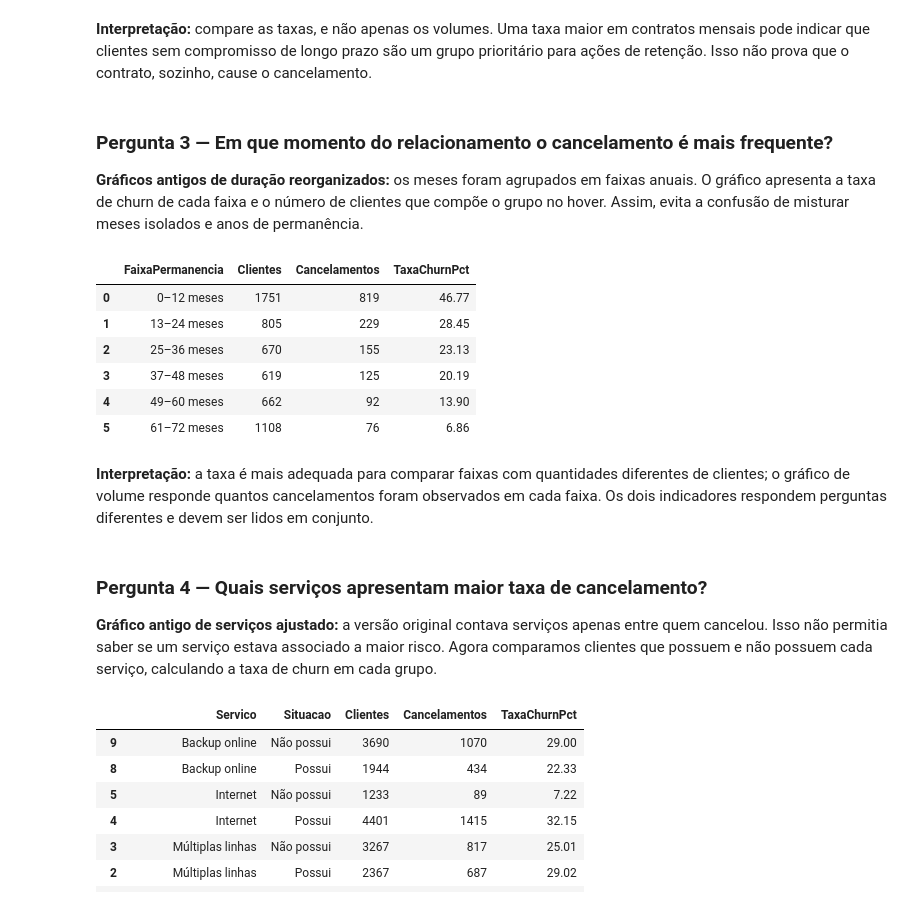
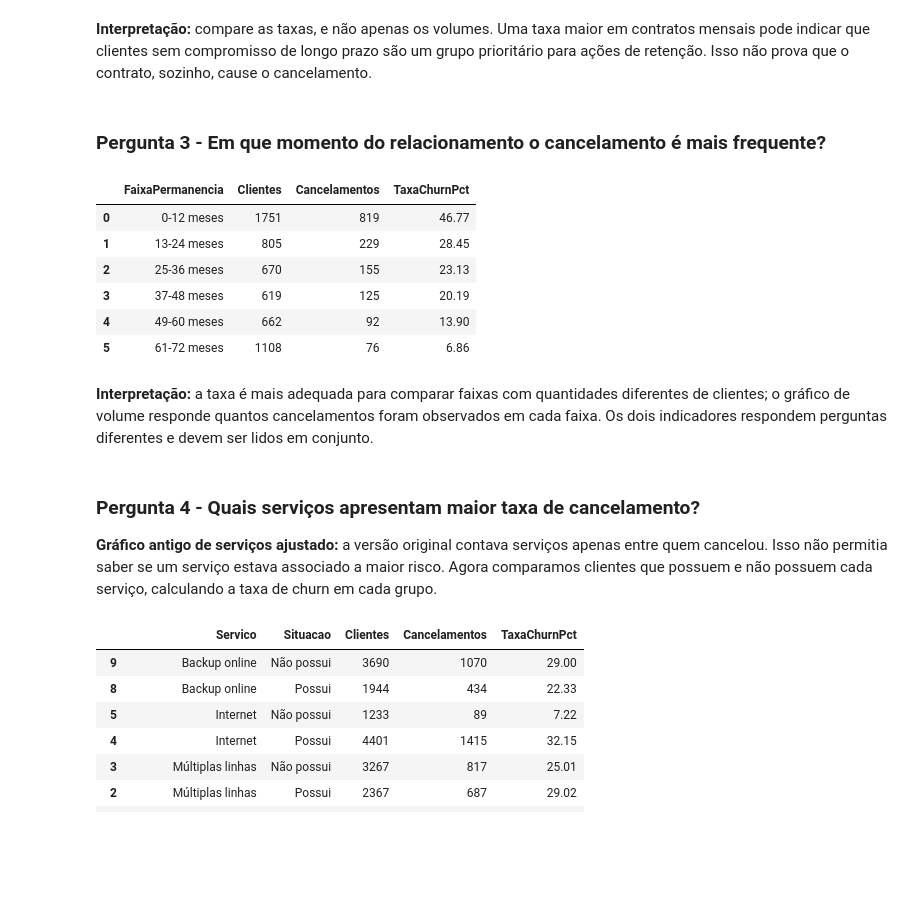
Before and after one commit to VannaGilio/PII2_databricks, a Jupyter notebook: tratativas.ipynb, the cells around one changed output. Cells and saved outputs as stored; diff of their text form; code cells hidden in the pictures; blank space fills up the shorter version.

```diff
--- a/tratativas.ipynb
+++ b/tratativas.ipynb
@@ -71,12 +123,12 @@ Arquivo localizado: C:\Users\giova\OneDrive\Documentos\PII2_databricks\history.c
 
 A Bronze é uma cópia fiel do arquivo de origem. Nesta etapa, não renomeamos, convertemos nem preenchemos valores. O objetivo é entender a estrutura e registrar os problemas antes do tratamento.
 # %%
-# Leitura do CSV original. O arquivo utiliza vírgula como delimitador.
-df_bronze = pd.read_csv(CAMINHO_CSV, encoding="utf-8", sep=",")
+# Leitura do CSV
+df_bronze = pd.read_csv('history.csv', encoding="utf-8", sep=",")
 
 print("Dimensão da camada Bronze:", df_bronze.shape)
-display(df_bronze.head())
-display(df_bronze.tail())
+df_bronze.head()
+df_bronze.tail()
 # %% [output]
 Dimensão da camada Bronze: (5634, 23)
 |  | customerID | gender | SeniorCitizen | Partner | Dependents | tenure | PhoneService | MultipleLines | ... |
@@ -168,11 +237 @@ Linhas totalmente duplicadas: 0
 customerID duplicados: 0
-# %%
-# Verificação inicial das categorias e de valores suspeitos.
-colunas_categoricas_bronze = df_bronze.select_dtypes(include="object").columns.tolist()
-for coluna in colunas_categoricas_bronze:
-    if coluna != "CustomerFeedback":
-        print(f"\\n{coluna} — valores encontrados:")
-        print(df_bronze[coluna].value_counts(dropna=False).to_dict())
-
-print("\\nValores originais de tenure:")
-print(df_bronze["tenure"].value_counts(dropna=False).tail(10))
@@ -273,6 +257,6 @@ A Silver será criada a partir de `df_bronze.copy()`. A Bronze permanece intacta
 # %%
 # Mapeamento dos nomes originais para nomes em português.
-mapa_colunas = {
+traducao_colunas = {
     "customerID": "id_cliente",
     "gender": "Genero",
     "SeniorCitizen": "Senioridade",
@@ -298,7 +282,7 @@ mapa_colunas = {
     "MonthlyIncome": "RendaMensal",
 }
 
-df_silver = df_bronze.copy().rename(columns=mapa_colunas)
+df_silver = df_bronze.copy().rename(columns=traducao_colunas)
 print("Dimensão inicial da Silver:", df_silver.shape)
 # %% [output]
 Dimensão inicial da Silver: (5634, 23)
@@ -603,10 +440,10 @@ O indicador de comprometimento só é uma aproximação útil se `MonthlyIncome`
 df_gold = df_silver.copy()
 
 # Indicador binário para facilitar cálculos de taxa.
-df_gold["CancelamentoBinario"] = df_gold["Cancelamento"].map({"No": 0, "Yes": 1}).astype("Int64")
+df_gold["CancelamentoBooleano"] = df_gold["Cancelamento"].map({"No": 0, "Yes": 1}).astype("Int64")
 
 # Faixas de permanência: 0-12, 13-24, ..., 61-72 meses.
-faixas_tenure = ["0–12 meses", "13–24 meses", "25–36 meses", "37–48 meses", "49–60 meses", "61–72 meses"]
+faixas_tenure = ["0-12 meses", "13-24 meses", "25-36 meses", "37-48 meses", "49-60 meses", "61-72 meses"]
 df_gold["FaixaPermanencia"] = pd.cut(
     df_gold["DuracaoContrato"].astype("float64"),
     bins=[-1, 12, 24, 36, 48, 60, 72],
@@ -614,7 +451,7 @@ df_gold["FaixaPermanencia"] = pd.cut(
     include_lowest=True
 )
 
-# Comprometimento da renda. Rendas nulas ou não positivas geram NA.
+# Comprometimento da renda.
 mascara_renda_valida = df_gold["RendaMensal"].notna() & df_gold["RendaMensal"].gt(0)
 df_gold["ComprometimentoRendaPct"] = np.where(
     mascara_renda_valida,
@@ -723,38 +572,42 @@ fig.show()
 # %% [markdown]
 **Interpretação:** compare as taxas, e não apenas os volumes. Uma taxa maior em contratos mensais pode indicar que clientes sem compromisso de longo prazo são um grupo prioritário para ações de retenção. Isso não prova que o contrato, sozinho, cause o cancelamento.
 # %% [markdown]
-### Pergunta 3 — Em que momento do relacionamento o cancelamento é mais frequente?
-
-**Gráficos antigos de duração reorganizados:** os meses foram agrupados em faixas anuais. O gráfico apresenta a taxa de churn de cada faixa e o número de clientes que compõe o grupo no hover. Assim, evita a confusão de misturar meses isolados e anos de permanência.
+### Pergunta 3 - Em que momento do relacionamento o cancelamento é mais frequente?
 # %%
 gold_churn_permanencia = (
     df_gold.dropna(subset=["FaixaPermanencia"])
     .groupby("FaixaPermanencia", observed=False)
-    .agg(Clientes=("id_cliente", "size"), Cancelamentos=("CancelamentoBinario", "sum"))
+    .agg(Clientes=("id_cliente", "size"), Cancelamentos=("CancelamentoBooleano", "sum"))
     .reset_index()
 )
 gold_churn_permanencia["TaxaChurnPct"] = gold_churn_permanencia["Cancelamentos"] / gold_churn_permanencia["Clientes"] * 100
 display(gold_churn_permanencia)
 
 fig = px.bar(
     gold_churn_permanencia, x="FaixaPermanencia", y="TaxaChurnPct",
     text=gold_churn_permanencia["TaxaChurnPct"].map(lambda x: f"{x:.1f}%"),
     custom_data=["Clientes", "Cancelamentos"], color="TaxaChurnPct",
-    color_continuous_scale="Blues", title="Taxa de churn por faixa de permanência",
+    color_continuous_scale=[
+    "#D3BFFA",
+    "#B299D6",
+    "#9569C0",
+    "#72459C",
+    "#2F0D52"
+], title="Taxa de churn por faixa de permanência",
     labels={"FaixaPermanencia": "Tempo de relacionamento", "TaxaChurnPct": "Taxa de churn (%)"},
     template="plotly_white"
 )
 fig.update_traces(hovertemplate="<b>%{x}</b><br>Taxa de churn: %{y:.1f}%<br>Clientes no grupo: %{customdata[0]:,}<br>Cancelamentos: %{customdata[1]:,}<extra></extra>")
 fig.update_layout(title_x=0.5, coloraxis_showscale=False, yaxis=dict(range=[0, max(50, gold_churn_permanencia["TaxaChurnPct"].max()+5)], ticksuffix="%", gridcolor="#E5E7EB"), xaxis_title="Faixa de permanência")
 fig.show()
 # %% [output]
 |  | FaixaPermanencia | Clientes | Cancelamentos | TaxaChurnPct |
-| 0 | 0–12 meses | 1751 | 819 | 46.77 |
-| 1 | 13–24 meses | 805 | 229 | 28.45 |
-| 2 | 25–36 meses | 670 | 155 | 23.13 |
-| 3 | 37–48 meses | 619 | 125 | 20.19 |
-| 4 | 49–60 meses | 662 | 92 | 13.90 |
-| 5 | 61–72 meses | 1108 | 76 | 6.86 |
+| 0 | 0-12 meses | 1751 | 819 | 46.77 |
+| 1 | 13-24 meses | 805 | 229 | 28.45 |
+| 2 | 25-36 meses | 670 | 155 | 23.13 |
+| 3 | 37-48 meses | 619 | 125 | 20.19 |
+| 4 | 49-60 meses | 662 | 92 | 13.90 |
+| 5 | 61-72 meses | 1108 | 76 | 6.86 |
 # %%
 # Complemento: volume absoluto de cancelamentos por faixa de permanência.
 fig = px.bar(
@@ -770,7 +629,7 @@ fig.show()
 # %% [markdown]
 **Interpretação:** a taxa é mais adequada para comparar faixas com quantidades diferentes de clientes; o gráfico de volume responde quantos cancelamentos foram observados em cada faixa. Os dois indicadores respondem perguntas diferentes e devem ser lidos em conjunto.
 # %% [markdown]
-### Pergunta 4 — Quais serviços apresentam maior taxa de cancelamento?
+### Pergunta 4 - Quais serviços apresentam maior taxa de cancelamento?
 
 **Gráfico antigo de serviços ajustado:** a versão original contava serviços apenas entre quem cancelou. Isso não permitia saber se um serviço estava associado a maior risco. Agora comparamos clientes que possuem e não possuem cada serviço, calculando a taxa de churn em cada grupo.
 # %%
```
Also changed, not shown: parts of 56 cells of this notebook, 11 other files.
